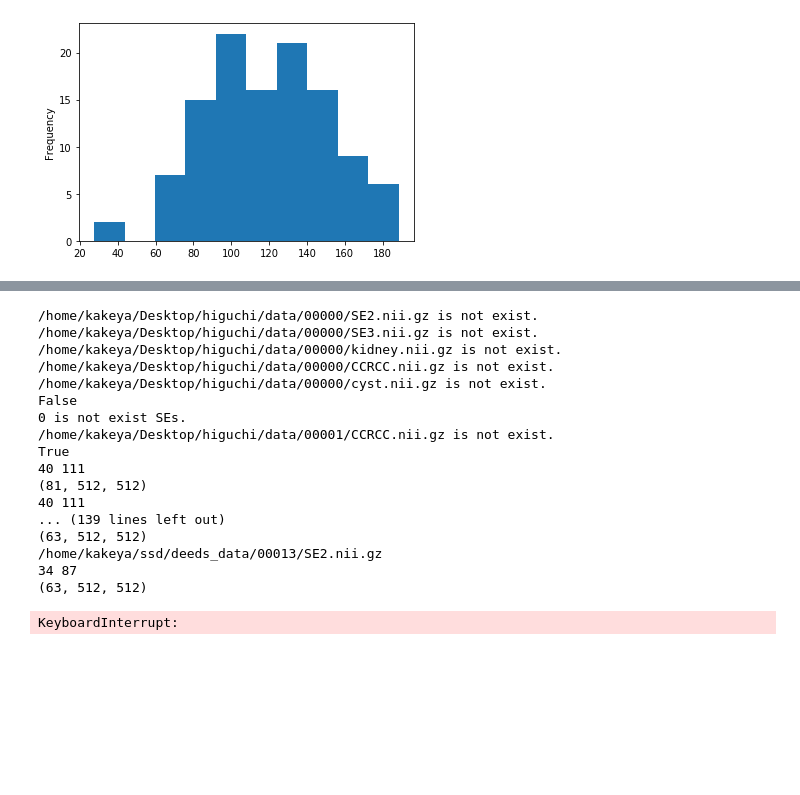
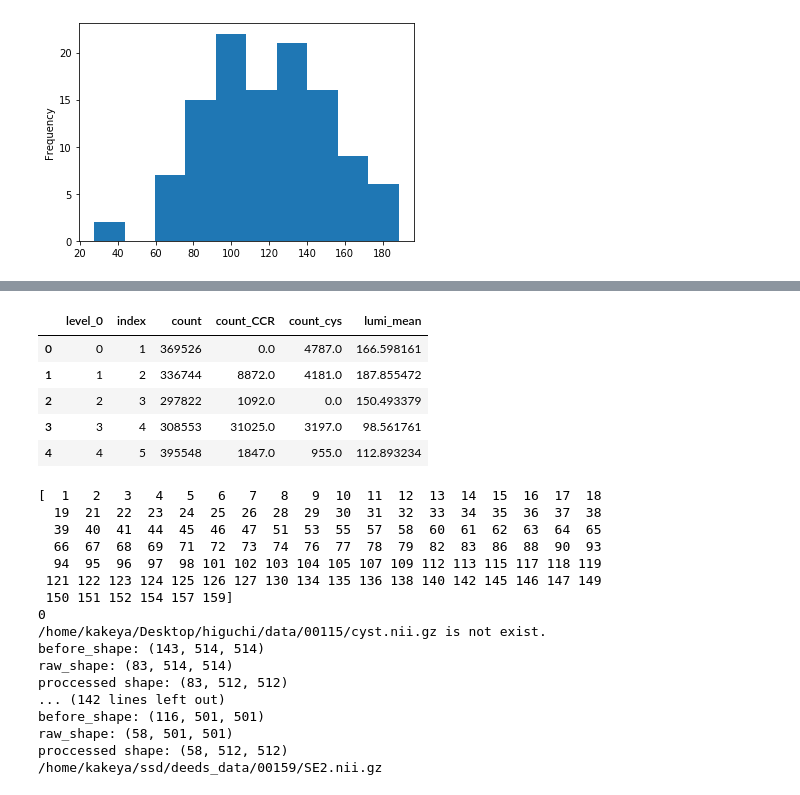
Before and after one commit to zerebom/lab1107, a Jupyter notebook: notebook/1218_augment_by_deeds.ipynb, the cells around one changed output, grey strips where cells are left out. Drawn from its saved outputs; the diff is of its cells as text; code cells hidden in the pictures; blank space fills up the shorter version.

Commit message:
make deeds data

```diff
--- a/notebook/1218_augment_by_deeds.ipynb
+++ b/notebook/1218_augment_by_deeds.ipynb
@@ -33 +42,6 @@ ccr_cids=mini_ccr_df['index'].values
+# %%
+cid=3
+path=f'/home/kakeya/Desktop/higuchi/data/{str(cid).zfill(5)}/CCRCC.nii.gz'
+ccrcc_arr=sitk.GetArrayFromImage(sitk.ReadImage(path))
+image=sitk.ReadImage(path)
 # %%
@@ -37,5 +51 @@ ccrcc.shape
-# %%
-path=f'/home/kakeya/Desktop/higuchi/data/{str(cid).zfill(5)}/CCRCC.nii.gz'
-
-ccrcc=sitk.GetArrayFromImage(sitk.ReadImage(path))
 # %%
@@ -65,5 +54,0 @@ array([[[0, 0, 0, ..., 0, 0, 0],
-# %%
-ccrcc2=ccrcc.reshape(ccrcc.shape[0],-1)
-boolccr=np.all(ccrcc2==0,axis=1)
-st=np.where(boolccr.astype(int)==0)[0][0]
-en=np.where(boolccr.astype(int)==0)[0][-1]
@@ -77,2 +54,0 @@ raw_ccrcc.GetSpacing()[0]
-# %%
-cids=mini_ccr_df['index'].values
@@ -327,25 +569,30 @@ class DeedsPreprocessor(object):
 # %%
 data_dir='/home/kakeya/Desktop/higuchi/data/'
 save_dir='/home/kakeya/ssd/deeds_data'
 st_path='/home/kakeya/Desktop/higuchi/20191021/output/statistics.csv'
-dp=DeedsPreprocessor(data_dir,save_dir,st_path)
+dp=DeedsPreprocessor(data_dir,save_dir,st_path,start_id=113)
 dp.main()
 # %% [output]
+|  | level_0 | index | count | count_CCR | count_cys | lumi_mean |
+| 0 | 0 | 1 | 369526 | 0.0 | 4787.0 | 166.598161 |
+| 1 | 1 | 2 | 336744 | 8872.0 | 4181.0 | 187.855472 |
+| 2 | 2 | 3 | 297822 | 1092.0 | 0.0 | 150.493379 |
+| 3 | 3 | 4 | 308553 | 31025.0 | 3197.0 | 98.561761 |
+| 4 | 4 | 5 | 395548 | 1847.0 | 955.0 | 112.893234 |
-/home/kakeya/Desktop/higuchi/data/00000/SE2.nii.gz is not exist.
-/home/kakeya/Desktop/higuchi/data/00000/SE3.nii.gz is not exist.
-/home/kakeya/Desktop/higuchi/data/00000/kidney.nii.gz is not exist.
-/home/kakeya/Desktop/higuchi/data/00000/CCRCC.nii.gz is not exist.
-/home/kakeya/Desktop/higuchi/data/00000/cyst.nii.gz is not exist.
-False
-0 is not exist SEs.
-/home/kakeya/Desktop/higuchi/data/00001/CCRCC.nii.gz is not exist.
-True
-40 111
-(81, 512, 512)
-40 111
-... (139 lines left out)
-(63, 512, 512)
-/home/kakeya/ssd/deeds_data/00013/SE2.nii.gz
-34 87
-(63, 512, 512)
+[  1   2   3   4   5   6   7   8   9  10  11  12  13  14  15  16  17  18
+  19  21  22  23  24  25  26  28  29  30  31  32  33  34  35  36  37  38
+  39  40  41  44  45  46  47  51  53  55  57  58  60  61  62  63  64  65
+  66  67  68  69  71  72  73  74  76  77  78  79  82  83  86  88  90  93
+  94  95  96  97  98 101 102 103 104 105 107 109 112 113 115 117 118 119
+ 121 122 123 124 125 126 127 130 134 135 136 138 140 142 145 146 147 149
+ 150 151 152 154 157 159]
+0
+/home/kakeya/Desktop/higuchi/data/00115/cyst.nii.gz is not exist.
+before_shape: (143, 514, 514)
+raw_shape: (83, 514, 514)
+proccessed shape: (83, 512, 512)
+... (142 lines left out)
+before_shape: (116, 501, 501)
+raw_shape: (58, 501, 501)
+proccessed shape: (58, 512, 512)
+/home/kakeya/ssd/deeds_data/00159/SE2.nii.gz
-KeyboardInterrupt:
```
Also changed, not shown: parts of 26 cells of this notebook, 2 other files.
